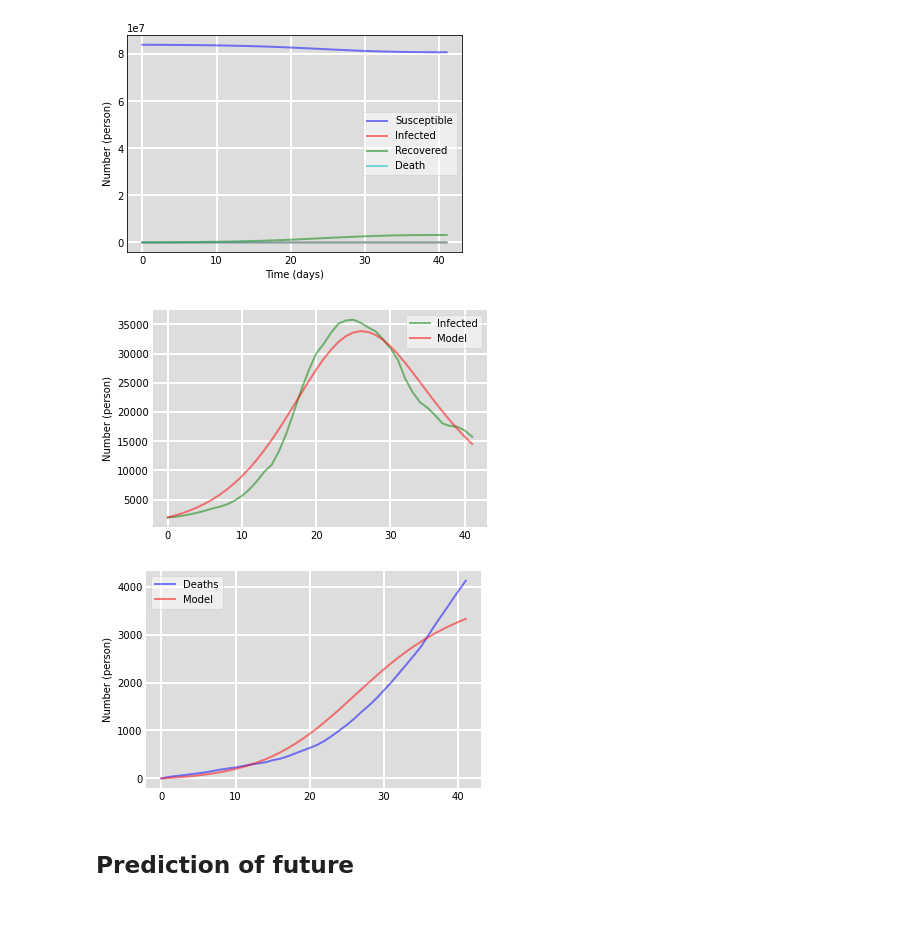
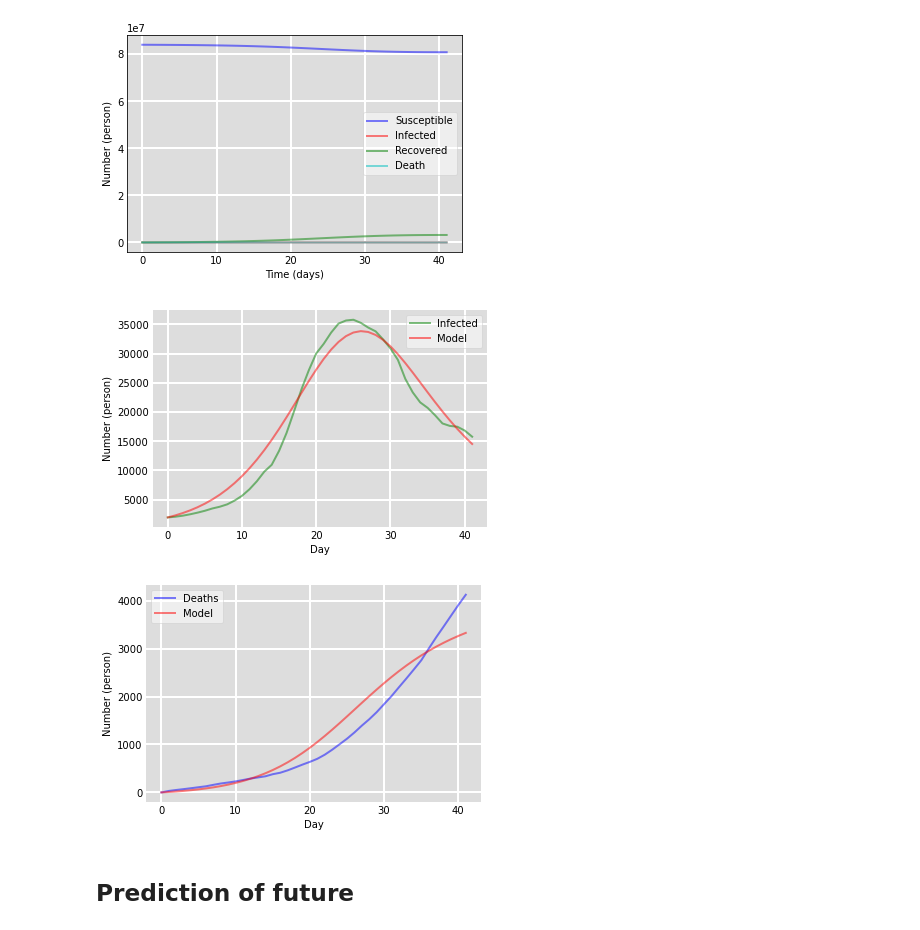
Before and after one commit to SaShafei/Covid, a Jupyter notebook: 4. SIR/Omicron.ipynb, the cells around one changed output. Saved outputs shown, nothing was run; the diff lists cells and outputs as text; code cells hidden in the pictures.

```diff
--- a/4. SIR/Omicron.ipynb
+++ b/4. SIR/Omicron.ipynb
@@ -200,27 +200,28 @@ plt.show()
 # %%
 fig = plt.figure(facecolor='w')
 ax = fig.add_subplot(111, facecolor='#dddddd', axisbelow=True)
 ax.plot(days, xtc, 'g', alpha=0.5, lw=2, label='Infected')
 ax.plot(days, I, 'r', alpha=0.5, lw=2, label='Model')
+ax.set_xlabel('Day')
 ax.set_ylabel('Number (person)')
 
 ax.yaxis.set_tick_params(length=0)
 ax.xaxis.set_tick_params(length=0)
 ax.grid(b=True, which='major', c='w', lw=2, ls='-')
 legend = ax.legend()
 legend.get_frame().set_alpha(0.5)
 for spine in ('top', 'right', 'bottom', 'left'):
     ax.spines[spine].set_visible(False)
 plt.show()
 # %% [output]
-[figure, old version]
+[figure, new version]
 # %%
 fig = plt.figure(facecolor='w')
 ax = fig.add_subplot(111, facecolor='#dddddd', axisbelow=True)
 ax.plot(days, xtd, 'b', alpha=0.5, lw=2, label='Deaths')
 ax.plot(days, D, 'r', alpha=0.5, lw=2, label='Model')
 ax.set_ylabel('Number (person)')
-
+ax.set_xlabel('Day')
 ax.yaxis.set_tick_params(length=0)
 ax.xaxis.set_tick_params(length=0)
 ax.grid(b=True, which='major', c='w', lw=2, ls='-')
@@ -230,7 +231,7 @@ for spine in ('top', 'right', 'bottom', 'left'):
     ax.spines[spine].set_visible(False)
 plt.show()
 # %% [output]
-[figure, old version]
+[figure, new version]
 # %% [markdown]
 ## Prediction of future
 # %%
```
